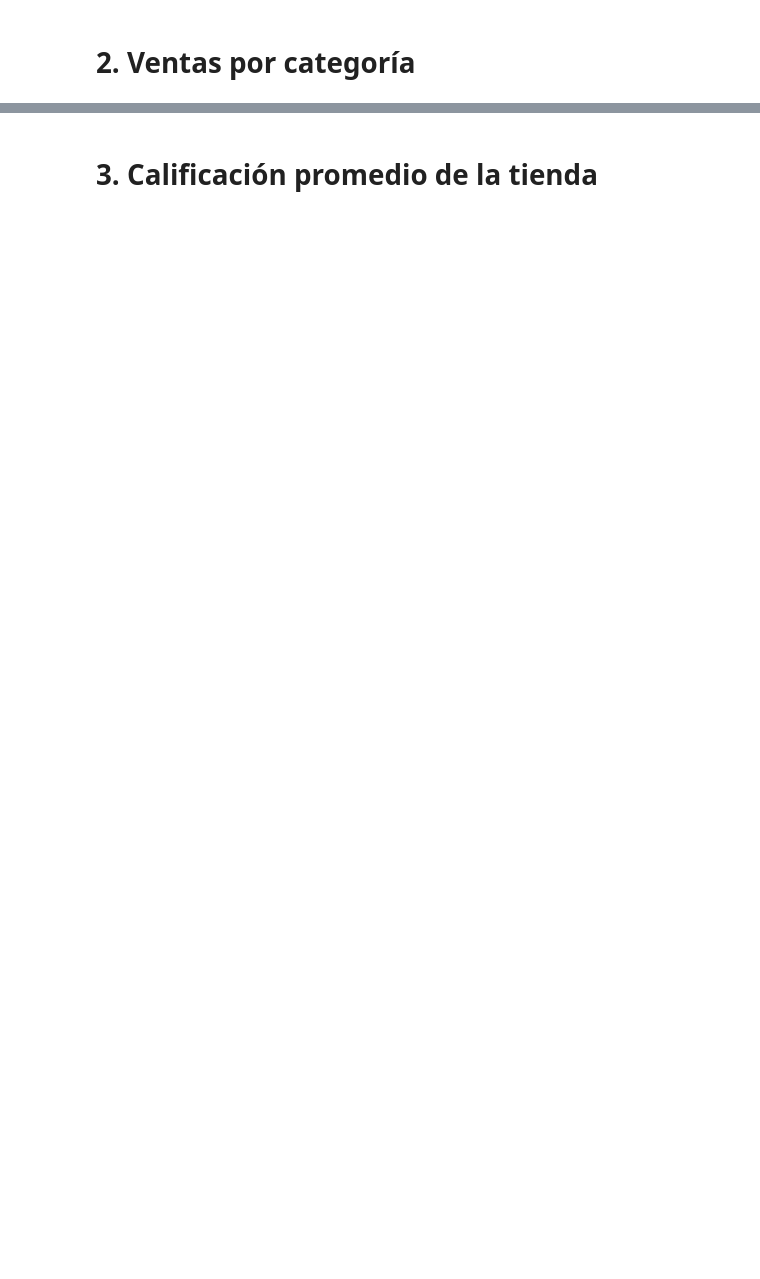
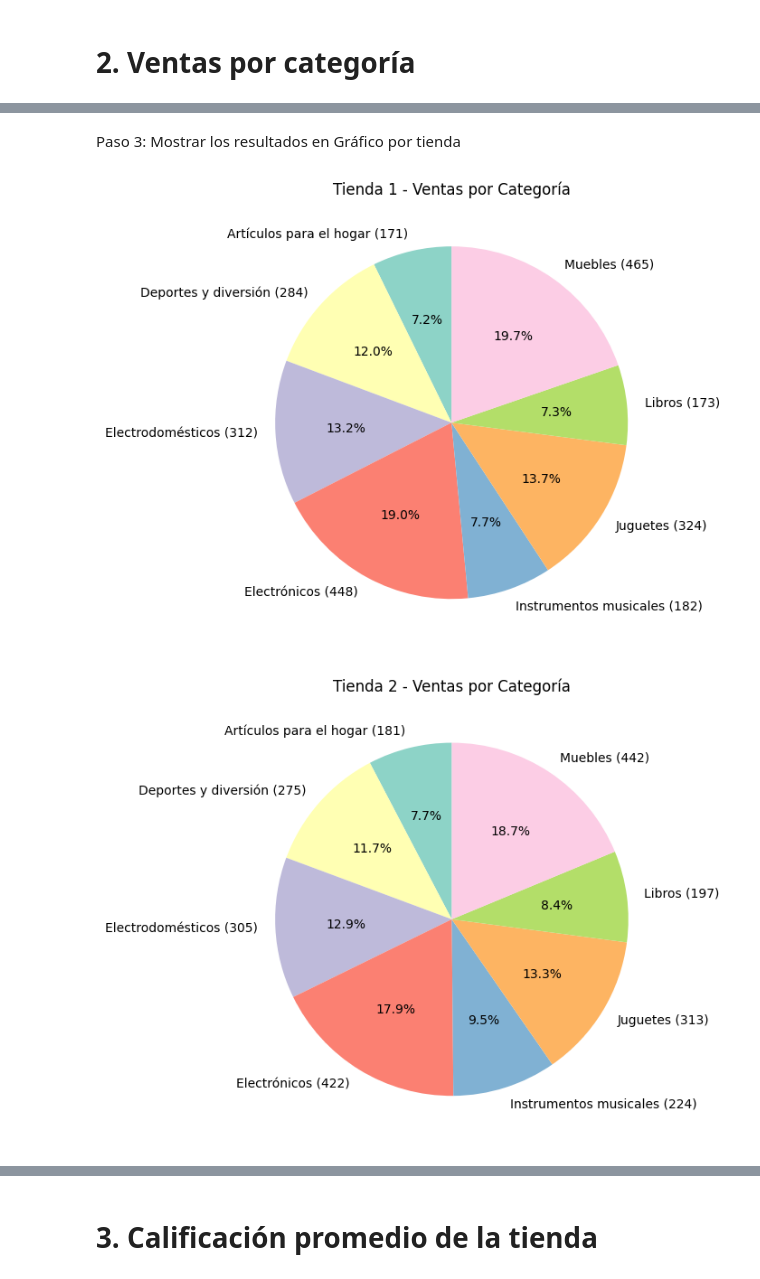
Before and after one commit to SCARLXRD-1/Challenge_Alura-_Store, a Jupyter notebook: AluraStoreLatam.ipynb, the cells around one changed output, grey strips where cells are left out. Cells and saved outputs as stored; diff of their text form; code cells hidden in the pictures; blank space fills up the shorter version.

```diff
--- a/AluraStoreLatam.ipynb
+++ b/AluraStoreLatam.ipynb
@@ -40,0 +83,2 @@ NameError: name 'df' is not defined
+# %%
+tiendas = [tienda, tienda2, tienda3, tienda4]
@@ -40,0 +88,2 @@ NameError: name 'df' is not defined
+# %%
+ventas_por_categoria = [tienda.groupby('Categoría del Producto').size() for tienda in tiendas]
@@ -40,0 +92,4 @@ NameError: name 'df' is not defined
+# %%
+for i, ventas in enumerate(ventas_por_categoria, start=1):
+    print(f"\n📦 Tienda {i} - Ventas por categoría:")
+    print(ventas.reset_index(name='Ventas'))
@@ -40,0 +114,18 @@ NameError: name 'df' is not defined
+# %% [markdown]
+ Paso 3: Mostrar los resultados en Gráfico por tienda
+# %%
+for i, ventas in enumerate(ventas_por_categoria, start=1):
+    plt.figure(figsize=(7, 7))
+    plt.pie(
+        ventas,
+        labels=[f'{categoria} ({cantidad})' for categoria, cantidad in ventas.items()],
+        autopct='%1.1f%%',
+        startangle=90,
+        colors=plt.cm.Set3.colors
+    )
+    plt.title(f'Tienda {i} - Ventas por Categoría')
+    plt.tight_layout()
+    plt.show()
+# %% [output]
+[figure, added]
+[figure, added]
```
Also changed, not shown: parts of 42 cells of this notebook.
